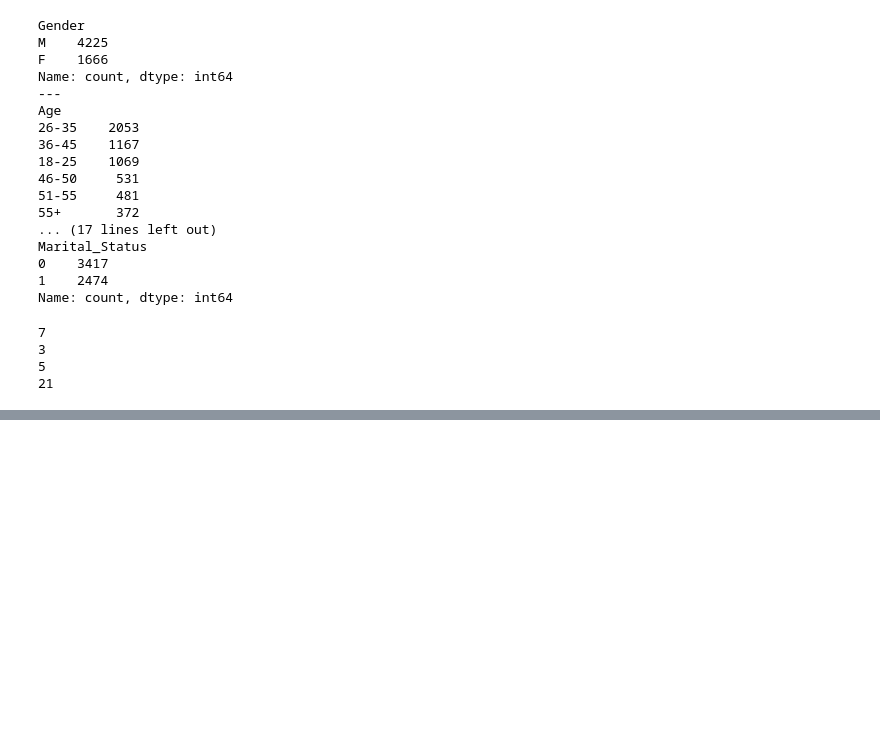
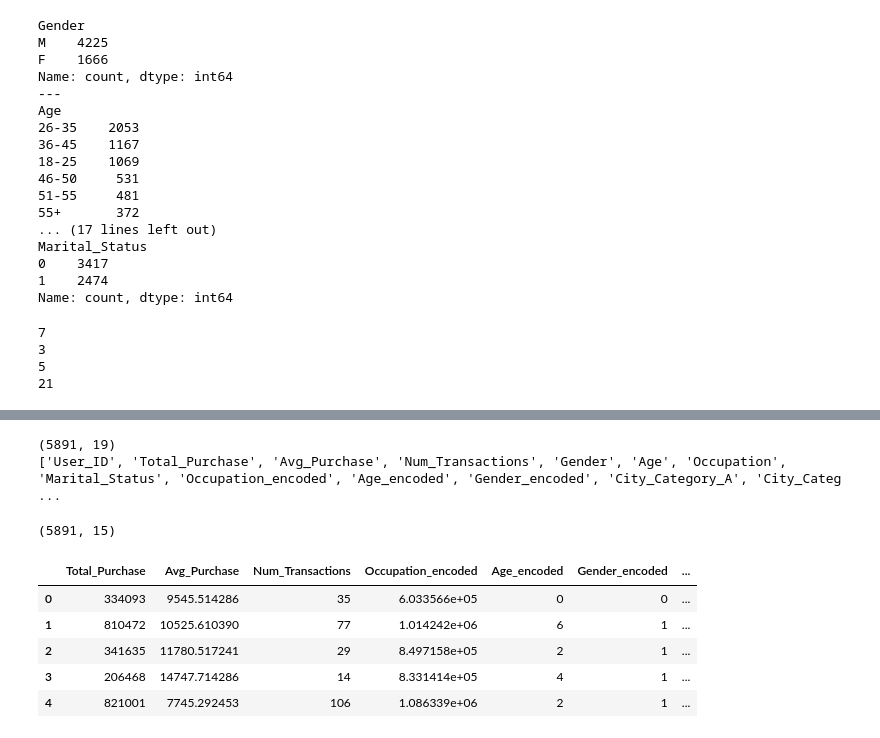
Before and after one commit to HassanBouzkan/black-friday-customer-segmentation, a Jupyter notebook: Notebooks/black_friday_clustering.ipynb, the cells around one changed output, grey strips where cells are left out. Drawn from its saved outputs; the diff is of its cells as text; code cells hidden in the pictures; blank space fills up the shorter version.

Commit message:
Aggregated customer data, encoded features, applied RobustScaler

```diff
--- a/Notebooks/black_friday_clustering.ipynb
+++ b/Notebooks/black_friday_clustering.ipynb
@@ -191,0 +240,5 @@ print(customer_df['Occupation'].nunique())
+# %%
+occupation_encoding = customer_df.groupby('Occupation')['Total_Purchase'].mean()
+customer_df['Occupation_encoded'] = customer_df['Occupation'].map(occupation_encoding)
+
+print(customer_df[['Occupation', 'Occupation_encoded']].head(10))
@@ -191,0 +257,5 @@ print(customer_df['Occupation'].nunique())
+# %%
+age_order = {'0-17': 0, '18-25': 1, '26-35': 2, '36-45': 3, '46-50': 4, '51-55': 5, '55+': 6}
+customer_df['Age_encoded'] = customer_df['Age'].map(age_order)
+
+print(customer_df[['Age', 'Age_encoded']].drop_duplicates().sort_values('Age_encoded'))
@@ -191,0 +271,32 @@ print(customer_df['Occupation'].nunique())
+# %%
+customer_df['Gender_encoded'] = customer_df['Gender'].map({'M': 1, 'F': 0})
+
+customer_df = pd.get_dummies(customer_df, columns=['City_Category', 'Stay_In_Current_City_Years'])
+
+bool_cols = [col for col in customer_df.columns if customer_df[col].dtype == 'bool']
+customer_df[bool_cols] = customer_df[bool_cols].astype(int)
+
+print(customer_df.shape)
+print(customer_df.columns.tolist())
+# %% [output]
+(5891, 19)
+['User_ID', 'Total_Purchase', 'Avg_Purchase', 'Num_Transactions', 'Gender', 'Age', 'Occupation', 'Marital_Status', 'Occupation_encoded', 'Age_encoded', 'Gender_encoded', 'City_Category_A', 'City_Categ ...
+# %%
+cluster_features = customer_df[[
+    'Total_Purchase', 'Avg_Purchase', 'Num_Transactions',
+    'Occupation_encoded', 'Age_encoded', 'Gender_encoded', 'Marital_Status',
+    'City_Category_A', 'City_Category_B', 'City_Category_C',
+    'Stay_In_Current_City_Years_0', 'Stay_In_Current_City_Years_1',
+    'Stay_In_Current_City_Years_2', 'Stay_In_Current_City_Years_3', 'Stay_In_Current_City_Years_4+'
+]]
+
+print(cluster_features.shape)
+cluster_features.head()
+# %% [output]
+(5891, 15)
+|  | Total_Purchase | Avg_Purchase | Num_Transactions | Occupation_encoded | Age_encoded | Gender_encoded | ... |
+| 0 | 334093 | 9545.514286 | 35 | 6.033566e+05 | 0 | 0 | ... |
+| 1 | 810472 | 10525.610390 | 77 | 1.014242e+06 | 6 | 1 | ... |
+| 2 | 341635 | 11780.517241 | 29 | 8.497158e+05 | 2 | 1 | ... |
+| 3 | 206468 | 14747.714286 | 14 | 8.331414e+05 | 4 | 1 | ... |
+| 4 | 821001 | 7745.292453 | 106 | 1.086339e+06 | 2 | 1 | ... |
```
Also changed, not shown: parts of 6 cells of this notebook.
